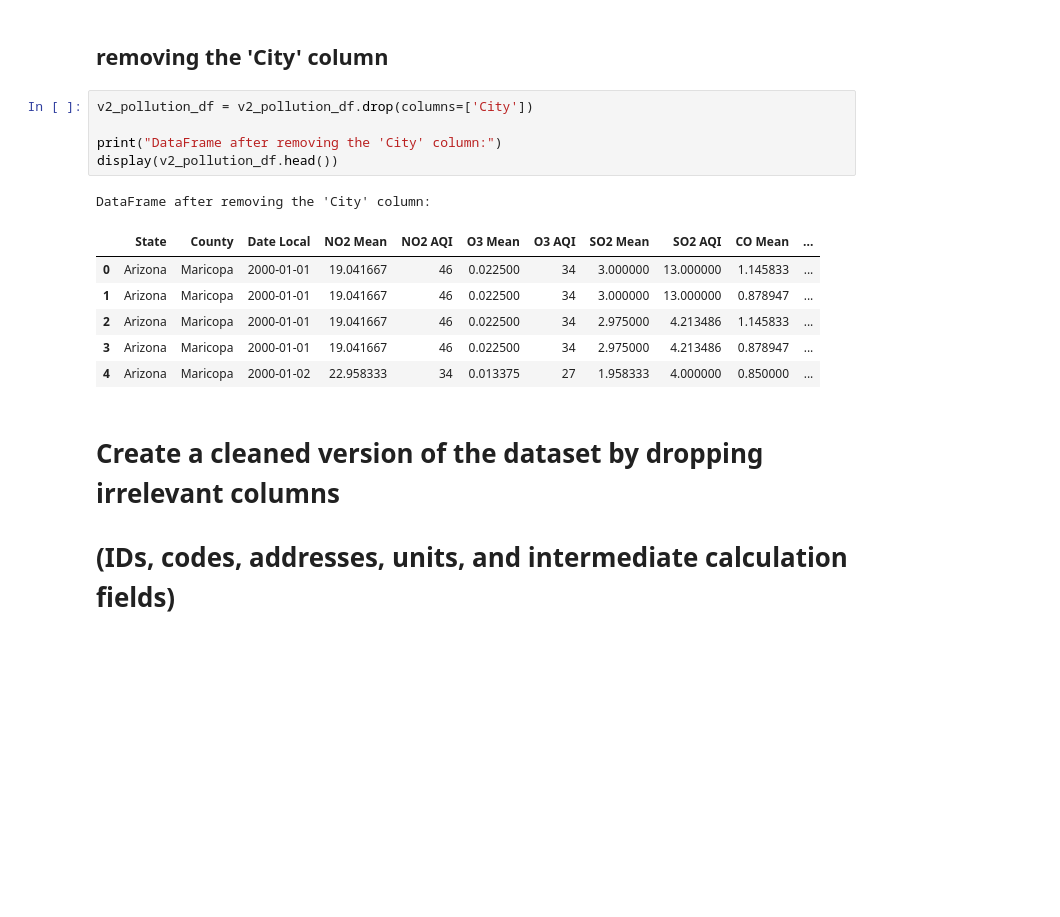
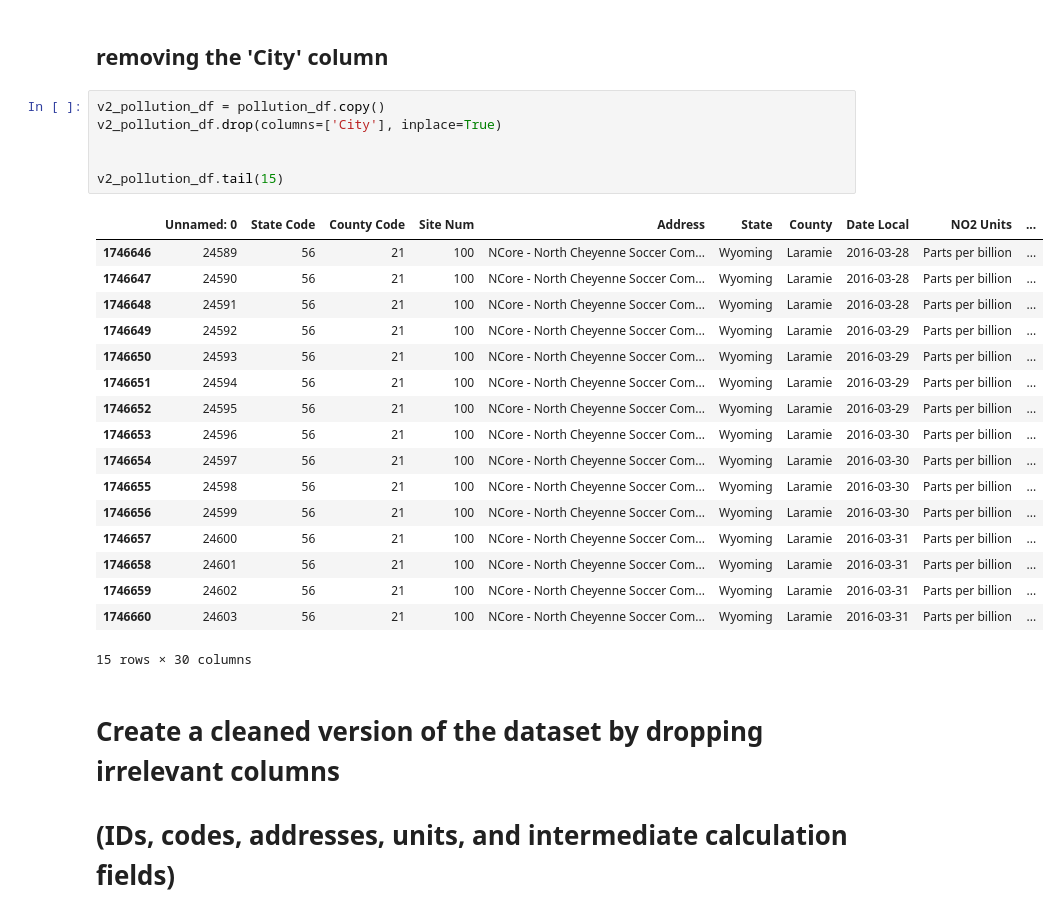
Before and after one commit to Moaziz667/USA_Pollution_DataAnalytics, a Jupyter notebook: dataAnalytics.ipynb, the cells around one changed output. Drawn from its saved outputs; the diff is of its cells as text; blank space fills up the shorter version.

```diff
--- a/dataAnalytics.ipynb
+++ b/dataAnalytics.ipynb
@@ -152,19 +152,30 @@ pollution_df['SO2 AQI'] = pollution_df.groupby('State')['SO2 AQI'].transform(lam
 pollution_df['CO AQI'] = pollution_df.groupby('State')['CO AQI'].transform(lambda x: x.fillna(x.mean()))
 # %% [markdown]
 ## removing the 'City' column
-# %%
-v2_pollution_df = v2_pollution_df.drop(columns=['City'])
-
-print("DataFrame after removing the 'City' column:")
-display(v2_pollution_df.head())
-# %% [output]
-DataFrame after removing the 'City' column:
-|  | State | County | Date Local | NO2 Mean | NO2 AQI | O3 Mean | O3 AQI | SO2 Mean | SO2 AQI | CO Mean | ... |
-| 0 | Arizona | Maricopa | 2000-01-01 | 19.041667 | 46 | 0.022500 | 34 | 3.000000 | 13.000000 | 1.145833 | ... |
-| 1 | Arizona | Maricopa | 2000-01-01 | 19.041667 | 46 | 0.022500 | 34 | 3.000000 | 13.000000 | 0.878947 | ... |
-| 2 | Arizona | Maricopa | 2000-01-01 | 19.041667 | 46 | 0.022500 | 34 | 2.975000 | 4.213486 | 1.145833 | ... |
-| 3 | Arizona | Maricopa | 2000-01-01 | 19.041667 | 46 | 0.022500 | 34 | 2.975000 | 4.213486 | 0.878947 | ... |
-| 4 | Arizona | Maricopa | 2000-01-02 | 22.958333 | 34 | 0.013375 | 27 | 1.958333 | 4.000000 | 0.850000 | ... |
+# %%
+v2_pollution_df = pollution_df.copy()
+v2_pollution_df.drop(columns=['City'], inplace=True)
+
+
+v2_pollution_df.tail(15)
+# %% [output]
+|  | Unnamed: 0 | State Code | County Code | Site Num | Address | State | County | Date Local | NO2 Units | ... |
+| 1746646 | 24589 | 56 | 21 | 100 | NCore - North Cheyenne Soccer Com... | Wyoming | Laramie | 2016-03-28 | Parts per billion | ... |
+| 1746647 | 24590 | 56 | 21 | 100 | NCore - North Cheyenne Soccer Com... | Wyoming | Laramie | 2016-03-28 | Parts per billion | ... |
+| 1746648 | 24591 | 56 | 21 | 100 | NCore - North Cheyenne Soccer Com... | Wyoming | Laramie | 2016-03-28 | Parts per billion | ... |
+| 1746649 | 24592 | 56 | 21 | 100 | NCore - North Cheyenne Soccer Com... | Wyoming | Laramie | 2016-03-29 | Parts per billion | ... |
+| 1746650 | 24593 | 56 | 21 | 100 | NCore - North Cheyenne Soccer Com... | Wyoming | Laramie | 2016-03-29 | Parts per billion | ... |
+| 1746651 | 24594 | 56 | 21 | 100 | NCore - North Cheyenne Soccer Com... | Wyoming | Laramie | 2016-03-29 | Parts per billion | ... |
+| 1746652 | 24595 | 56 | 21 | 100 | NCore - North Cheyenne Soccer Com... | Wyoming | Laramie | 2016-03-29 | Parts per billion | ... |
+| 1746653 | 24596 | 56 | 21 | 100 | NCore - North Cheyenne Soccer Com... | Wyoming | Laramie | 2016-03-30 | Parts per billion | ... |
+| 1746654 | 24597 | 56 | 21 | 100 | NCore - North Cheyenne Soccer Com... | Wyoming | Laramie | 2016-03-30 | Parts per billion | ... |
+| 1746655 | 24598 | 56 | 21 | 100 | NCore - North Cheyenne Soccer Com... | Wyoming | Laramie | 2016-03-30 | Parts per billion | ... |
+| 1746656 | 24599 | 56 | 21 | 100 | NCore - North Cheyenne Soccer Com... | Wyoming | Laramie | 2016-03-30 | Parts per billion | ... |
+| 1746657 | 24600 | 56 | 21 | 100 | NCore - North Cheyenne Soccer Com... | Wyoming | Laramie | 2016-03-31 | Parts per billion | ... |
+| 1746658 | 24601 | 56 | 21 | 100 | NCore - North Cheyenne Soccer Com... | Wyoming | Laramie | 2016-03-31 | Parts per billion | ... |
+| 1746659 | 24602 | 56 | 21 | 100 | NCore - North Cheyenne Soccer Com... | Wyoming | Laramie | 2016-03-31 | Parts per billion | ... |
+| 1746660 | 24603 | 56 | 21 | 100 | NCore - North Cheyenne Soccer Com... | Wyoming | Laramie | 2016-03-31 | Parts per billion | ... |
+15 rows × 30 columns
 # %% [markdown]
 # Create a cleaned version of the dataset by dropping irrelevant columns
 # (IDs, codes, addresses, units, and intermediate calculation fields)
```
Also changed, not shown: parts of 1 cell of this notebook.
